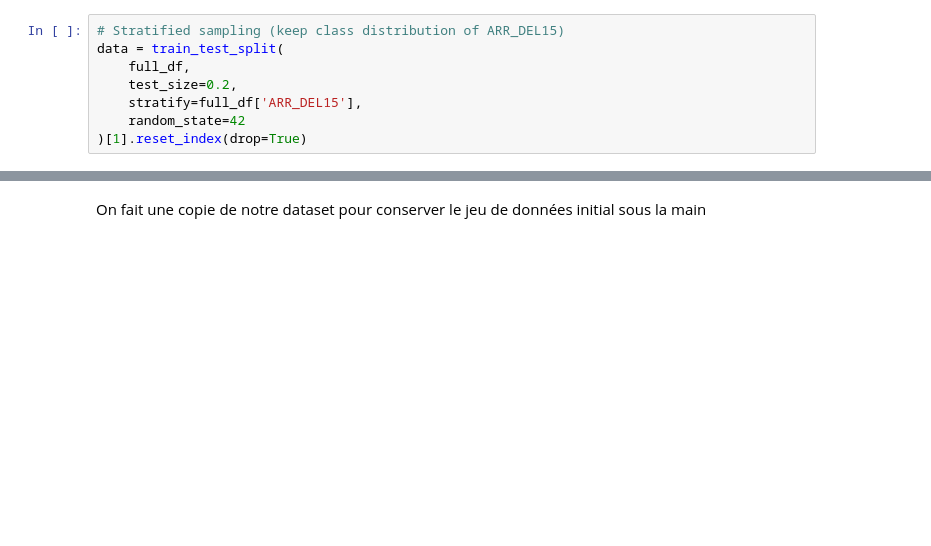
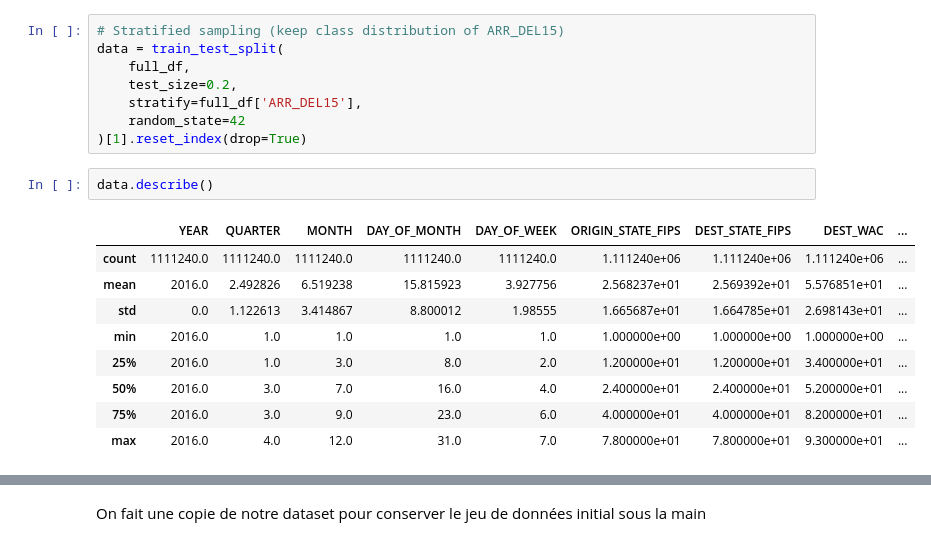
Before and after one commit to ThomasHtn/flight_delay_prediction, a Jupyter notebook: exploratory_data_analysis.ipynb, the cells around one changed output, grey strips where cells are left out. Drawn from its saved outputs; the diff is of its cells as text; blank space fills up the shorter version.

```diff
--- a/exploratory_data_analysis.ipynb
+++ b/exploratory_data_analysis.ipynb
@@ -395,6 +415,18 @@ data = train_test_split(
     stratify=full_df['ARR_DEL15'],
     random_state=42
 )[1].reset_index(drop=True)
+# %%
+data.describe()
+# %% [output]
+|  | YEAR | QUARTER | MONTH | DAY_OF_MONTH | DAY_OF_WEEK | ORIGIN_STATE_FIPS | DEST_STATE_FIPS | DEST_WAC | ... |
+| count | 1111240.0 | 1111240.0 | 1111240.0 | 1111240.0 | 1111240.0 | 1.111240e+06 | 1.111240e+06 | 1.111240e+06 | ... |
+| mean | 2016.0 | 2.492826 | 6.519238 | 15.815923 | 3.927756 | 2.568237e+01 | 2.569392e+01 | 5.576851e+01 | ... |
+| std | 0.0 | 1.122613 | 3.414867 | 8.800012 | 1.98555 | 1.665687e+01 | 1.664785e+01 | 2.698143e+01 | ... |
+| min | 2016.0 | 1.0 | 1.0 | 1.0 | 1.0 | 1.000000e+00 | 1.000000e+00 | 1.000000e+00 | ... |
+| 25% | 2016.0 | 1.0 | 3.0 | 8.0 | 2.0 | 1.200000e+01 | 1.200000e+01 | 3.400000e+01 | ... |
+| 50% | 2016.0 | 3.0 | 7.0 | 16.0 | 4.0 | 2.400000e+01 | 2.400000e+01 | 5.200000e+01 | ... |
+| 75% | 2016.0 | 3.0 | 9.0 | 23.0 | 6.0 | 4.000000e+01 | 4.000000e+01 | 8.200000e+01 | ... |
+| max | 2016.0 | 4.0 | 12.0 | 31.0 | 7.0 | 7.800000e+01 | 7.800000e+01 | 9.300000e+01 | ... |
 # %%
 data.head()
 # %% [output]
```
Also changed, not shown: parts of 19 cells of this notebook, 26 other files.
